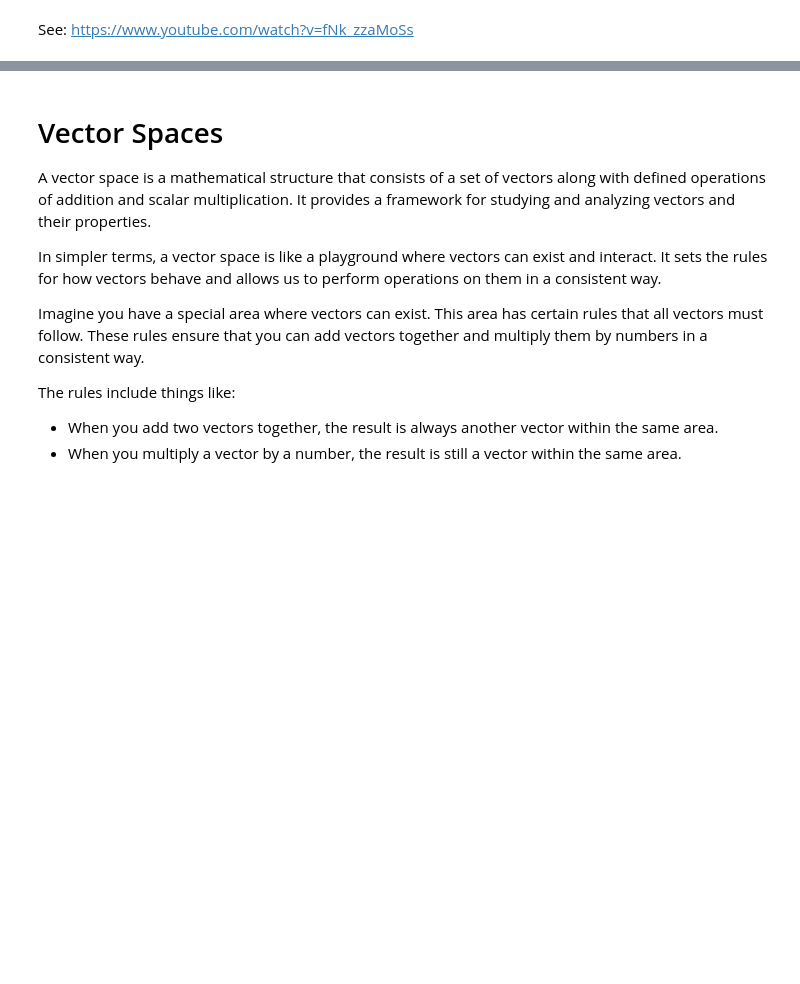
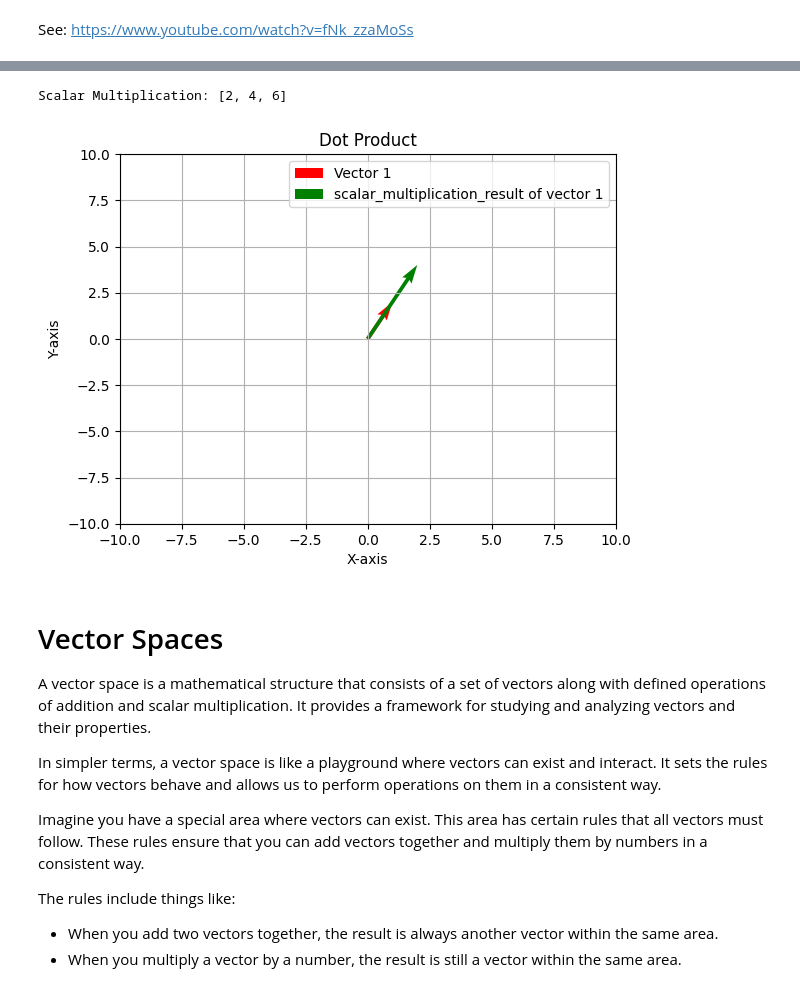
Before and after one commit to dineshkumarsarangapani/VectorSearch-A-guide, a Jupyter notebook: Vector_Search_A_complete_Guide.ipynb, the cells around one changed output, grey strips where cells are left out. Drawn from its saved outputs; the diff is of its cells as text; code cells hidden in the pictures; blank space fills up the shorter version.

```diff
--- a/Vector_Search_A_complete_Guide.ipynb
+++ b/Vector_Search_A_complete_Guide.ipynb
@@ -576,3 +570,24 @@ Dimension of Vector 1: 3
+# %%
+# Scalar multiplication
+scalar = 2
+scalar_multiplication_result = vector1 * scalar
+print("Scalar Multiplication:", scalar_multiplication_result)
+# Plotting dot product
+plt.quiver(0, 0, vector1.coordinates[0], vector1.coordinates[1], angles='xy', scale_units='xy', scale=1, color='r', label='Vector 1')
+plt.quiver(0, 0, scalar_multiplication_result.coordinates[0], scalar_multiplication_result.coordinates[1], angles='xy', scale_units='xy', scale=1, color='g', label='scalar_multiplication_result of vector 1')
+
+
+plt.xlim(-10, 10)
+plt.ylim(-10, 10)
+plt.xlabel('X-axis')
+plt.ylabel('Y-axis')
+plt.title('Dot Product')
+plt.legend()
+plt.grid(True)
+plt.show()
+# %% [output]
+Scalar Multiplication: [2, 4, 6]
+[figure, added]
 # %% [markdown]
 # Vector Spaces
 
```
Also changed, not shown: parts of 10 cells of this notebook.
